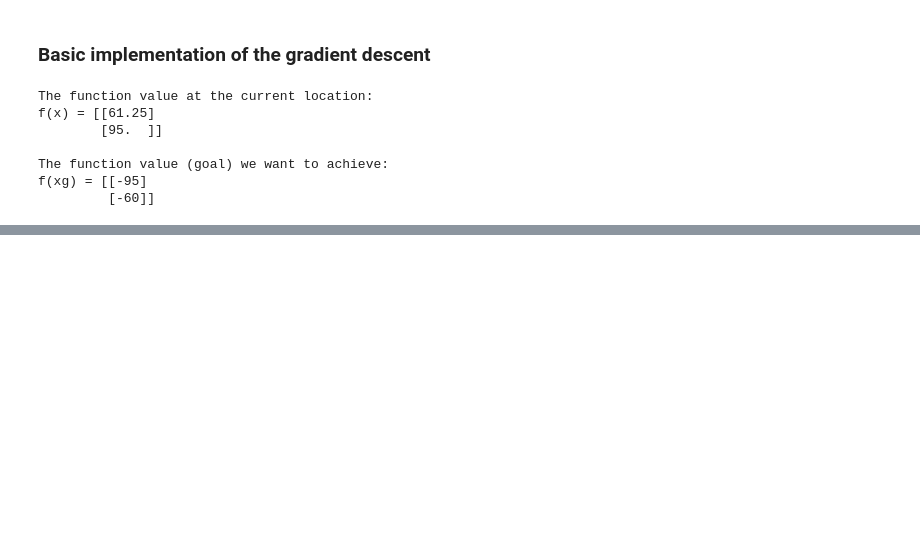
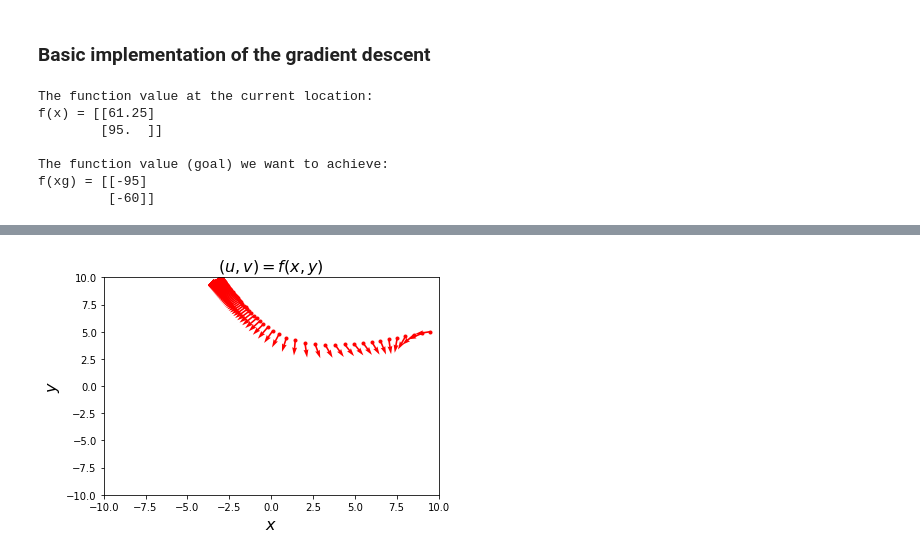
Before and after one commit to eraldoribeiro/gradientDescent, a Jupyter notebook: gradientDescent2DVectorsJacobian.ipynb, the cells around one changed output, grey strips where cells are left out. Saved outputs shown, nothing was run; the diff lists cells and outputs as text; code cells hidden in the pictures; blank space fills up the shorter version.

```diff
--- a/gradientDescent2DVectorsJacobian.ipynb
+++ b/gradientDescent2DVectorsJacobian.ipynb
@@ -482,0 +510,27 @@ plt.show()
+# %%
+###--------------------------------------------------------###
+#              Plot f(x) sequence
+###--------------------------------------------------------###
+# f(x) values
+ui = np.array([row[2][0][0] for row in table])
+vi = np.array([row[2][1][0] for row in table])
+
+ui_unit = ui / np.sqrt(ui**2 + vi**2)
+vi_unit = vi / np.sqrt(ui**2 + vi**2)
+
+
+xi = np.array([row[3][0][0] for row in table])
+yi = np.array([row[3][1][0] for row in table])
+
+plt.quiver(xi,yi,ui_unit,vi_unit,color='r')
+plt.plot(xi,yi,'r.')
+
+plt.title('$(u,v) = f(x,y)$', fontdict=font)
+plt.xlabel('$x$', fontdict=font)
+plt.ylabel('$y$', fontdict=font)
+plt.xlim([-10, 10])
+plt.ylim([-10, 10])
+
+plt.show()
+# %% [output]
+[figure, added]
```
Also changed, not shown: parts of 4 cells of this notebook.
